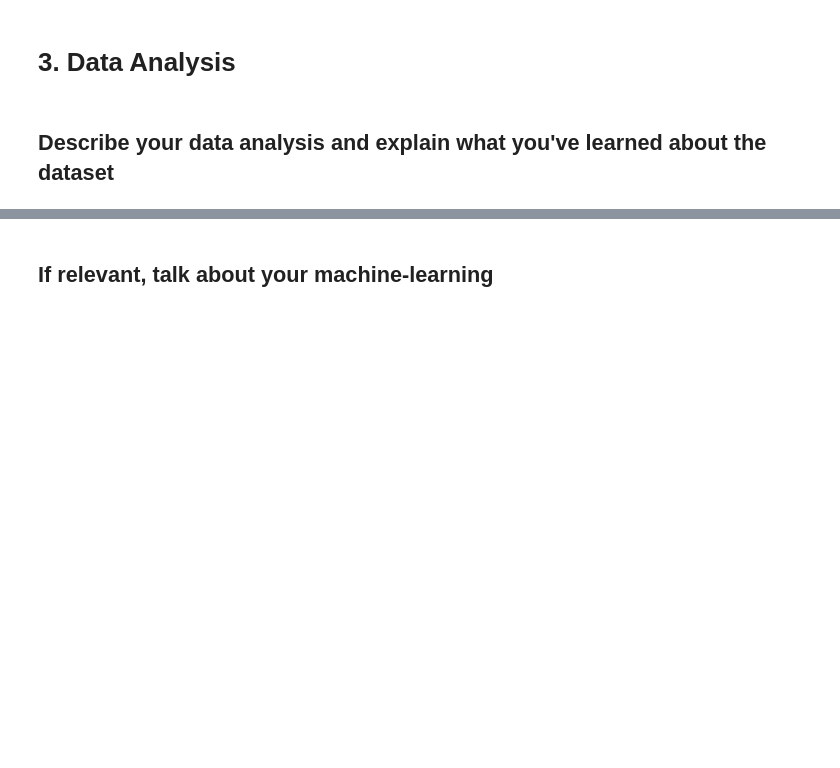
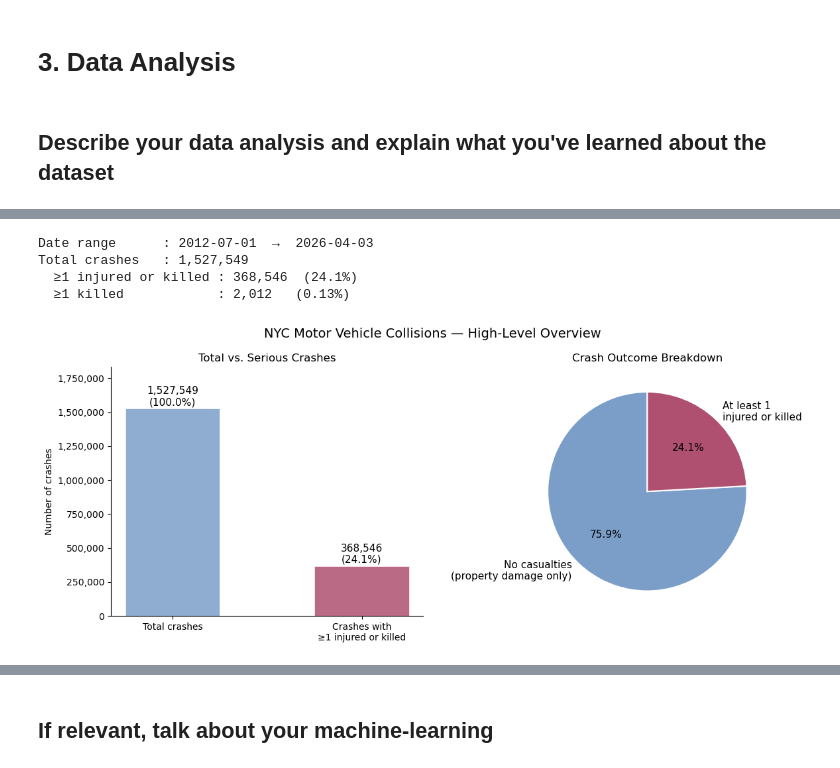
Before and after one commit to bonluc/02806_social_data_analysis_project, a Jupyter notebook: explainer_notebook.ipynb, the cells around one changed output, grey strips where cells are left out. Drawn from its saved outputs; the diff is of its cells as text; code cells hidden in the pictures; blank space fills up the shorter version.

```diff
--- a/explainer_notebook.ipynb
+++ b/explainer_notebook.ipynb
@@ -29,0 +84,62 @@ The goal was to present a clear accessible analysis to the user higlighting esse
+# %%
+date_min = pd.to_datetime(crash_df['c_CRASH DATE']).min()
+date_max = pd.to_datetime(crash_df['c_CRASH DATE']).max()
+
+n_total   = len(crash_df)
+n_serious = ((crash_df['c_NUMBER OF PERSONS INJURED'] > 0) |
+             (crash_df['c_NUMBER OF PERSONS KILLED'] > 0)).sum()
+n_killed  = (crash_df['c_NUMBER OF PERSONS KILLED'] > 0).sum()
+
+print(f"Date range      : {date_min.date()}  →  {date_max.date()}")
+print(f"Total crashes   : {n_total:,}")
+print(f"  ≥1 injured or killed : {n_serious:,}  ({n_serious / n_total * 100:.1f}%)")
+print(f"  ≥1 killed            : {n_killed:,}   ({n_killed  / n_total * 100:.2f}%)")
+# %% [output]
+Date range      : 2012-07-01  →  2026-04-03
+Total crashes   : 1,527,549
+  ≥1 injured or killed : 368,546  (24.1%)
+  ≥1 killed            : 2,012   (0.13%)
+# %%
+total   = len(crash_df)
+serious = ((crash_df['c_NUMBER OF PERSONS INJURED'] > 0) |
+           (crash_df['c_NUMBER OF PERSONS KILLED'] > 0)).sum()
+no_cas  = total - serious
+
+fig, axes = plt.subplots(1, 2, figsize=(12, 5))
+fig.suptitle('NYC Motor Vehicle Collisions — High-Level Overview', fontsize=14)
+
+# bar: total vs with casualties
+categories = ['Total crashes', 'Crashes with\n≥1 injured or killed']
+values     = [total, serious]
+bar_colors = ['#7B9EC9', '#B05070']
+
+bars = axes[0].bar(categories, values, color=bar_colors, alpha=0.85,
+                   edgecolor='white', linewidth=0.5, width=0.5)
+for bar, val in zip(bars, values):
+    axes[0].text(bar.get_x() + bar.get_width() / 2,
+                 bar.get_height() + total * 0.005,
+                 f'{val:,}\n({val / total * 100:.1f}%)',
+                 ha='center', va='bottom', fontsize=11)
+axes[0].set_title('Total vs. Serious Crashes', fontsize=12)
+axes[0].set_ylabel('Number of crashes')
+axes[0].yaxis.set_major_formatter(plt.FuncFormatter(lambda x, _: f'{int(x):,}'))
+axes[0].set_ylim(0, total * 1.20)
+axes[0].spines['top'].set_visible(False)
+axes[0].spines['right'].set_visible(False)
+
+# pie: outcome breakdown
+axes[1].pie(
+    [no_cas, serious],
+    labels=['No casualties\n(property damage only)', 'At least 1\ninjured or killed'],
+    colors=['#7B9EC9', '#B05070'],
+    autopct='%1.1f%%',
+    startangle=90,
+    wedgeprops=dict(edgecolor='white', linewidth=1.5),
+    textprops=dict(fontsize=11)
+)
+axes[1].set_title('Crash Outcome Breakdown', fontsize=12)
+
+plt.tight_layout()
+plt.show()
+# %% [output]
+[figure, added]
```
Also changed, not shown: parts of 55 cells of this notebook.
